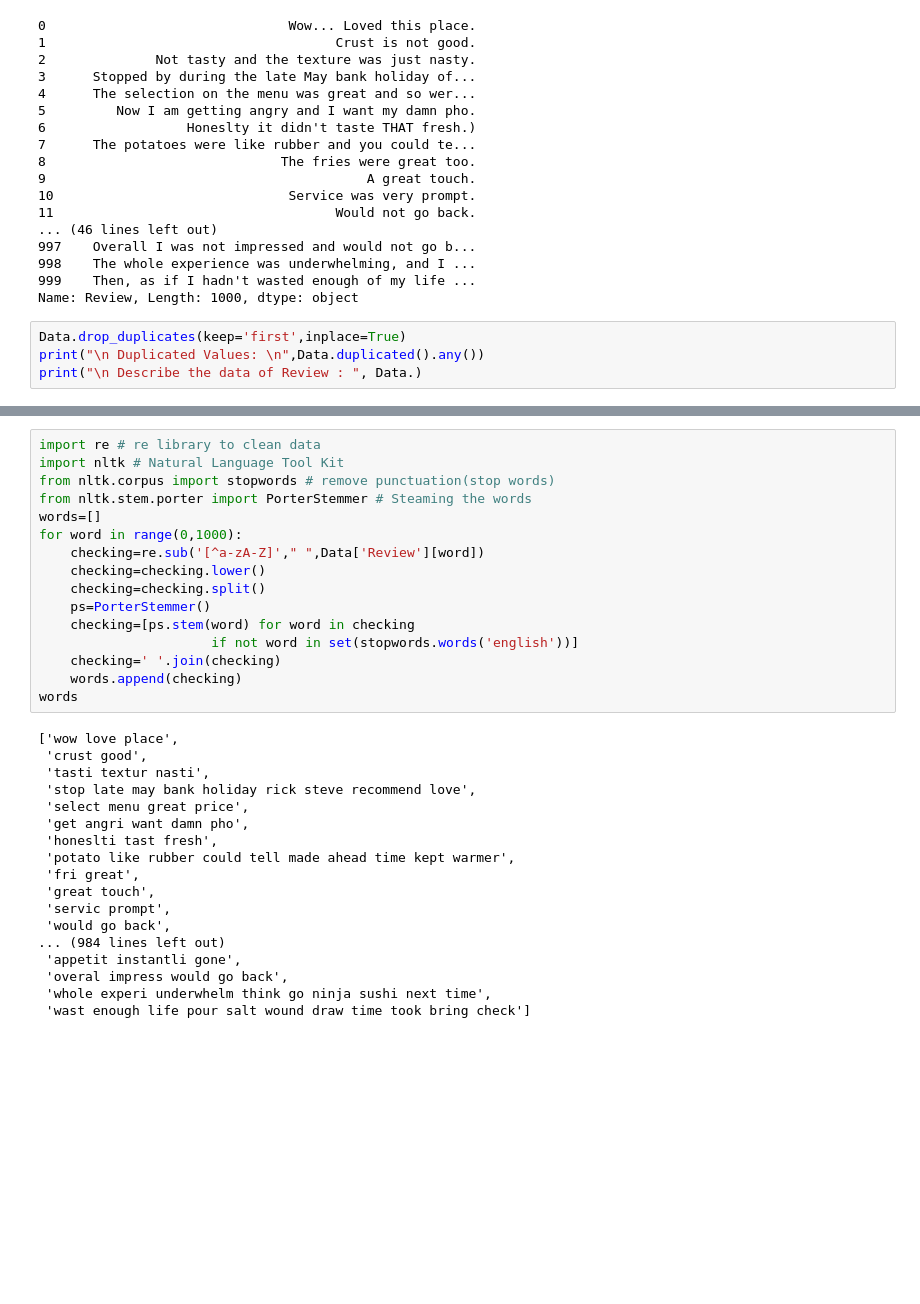
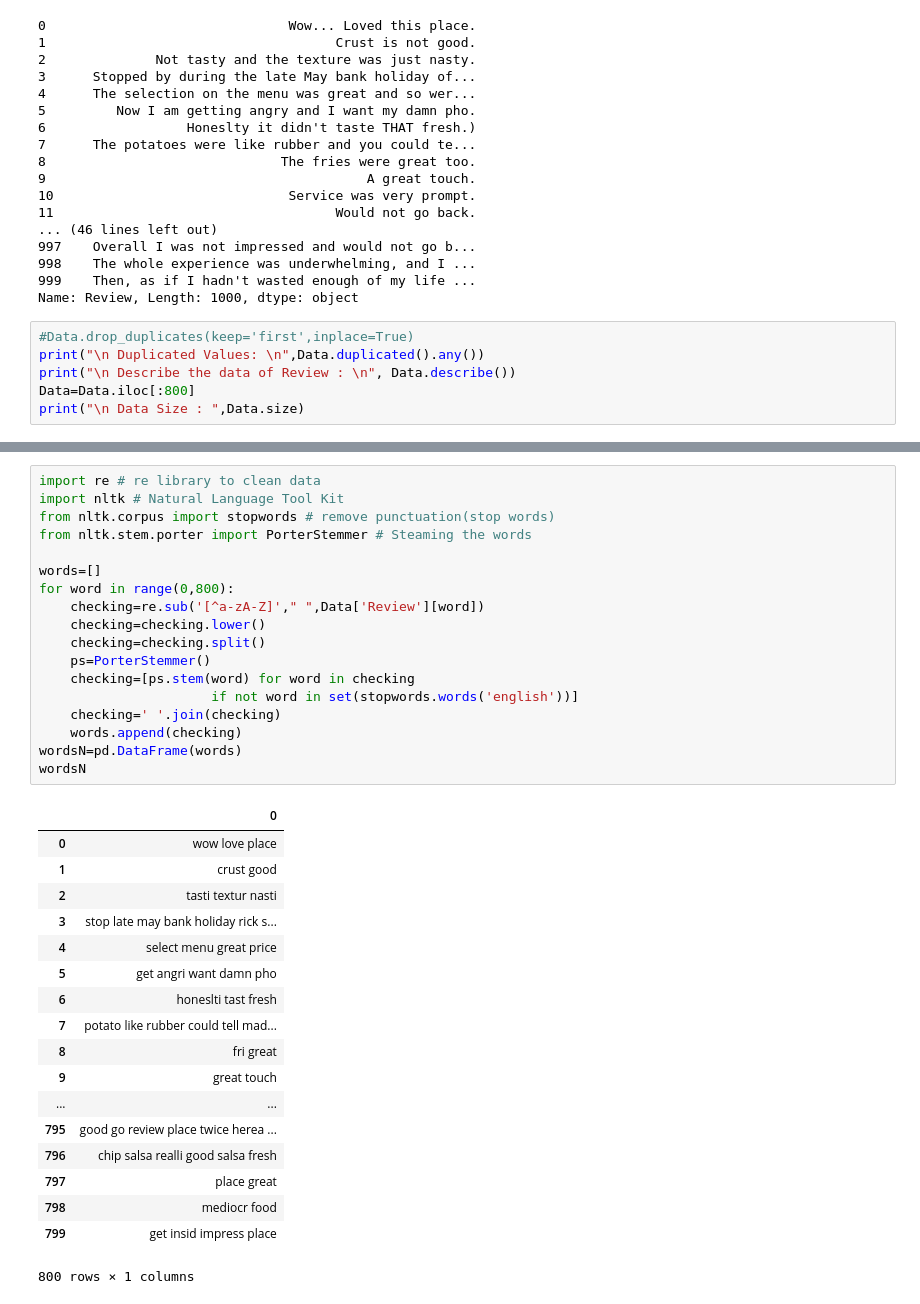
Before and after one commit to bharath02/NLP13week, a Jupyter notebook: 1.0_RestaurantReviewPostiveOrNegativeRating.ipynb, the cells around one changed output, grey strips where cells are left out. Saved outputs shown, nothing was run; the diff lists cells and outputs as text; blank space fills up the shorter version.

Commit message:
Restuarent Review

```diff
--- a/1.0_RestaurantReviewPostiveOrNegativeRating.ipynb
+++ b/1.0_RestaurantReviewPostiveOrNegativeRating.ipynb
@@ -24,8 +24,10 @@ Data.Review
 999    Then, as if I hadn't wasted enough of my life ...
 Name: Review, Length: 1000, dtype: object
 # %%
-Data.drop_duplicates(keep='first',inplace=True)
+#Data.drop_duplicates(keep='first',inplace=True)
 print("\n Duplicated Values: \n",Data.duplicated().any())
-print("\n Describe the data of Review : ", Data.)
+print("\n Describe the data of Review : \n", Data.describe())
+Data=Data.iloc[:800]
+print("\n Data Size : ",Data.size)
 # %% [output]
  Duplicated Values:
@@ -33,36 +48,39 @@ print("\n Describe the data of Review : ", Data.)
 # %%
 import re # re library to clean data
 import nltk # Natural Language Tool Kit
 from nltk.corpus import stopwords # remove punctuation(stop words)
 from nltk.stem.porter import PorterStemmer # Steaming the words
+
 words=[]
-for word in range(0,1000):
+for word in range(0,800):
     checking=re.sub('[^a-zA-Z]'," ",Data['Review'][word])
     checking=checking.lower()
     checking=checking.split()
     ps=PorterStemmer()
     checking=[ps.stem(word) for word in checking
                       if not word in set(stopwords.words('english'))]
     checking=' '.join(checking)
     words.append(checking)
-words
+wordsN=pd.DataFrame(words)
+wordsN
 # %% [output]
+|  | 0 |
+| 0 | wow love place |
+| 1 | crust good |
+| 2 | tasti textur nasti |
+| 3 | stop late may bank holiday rick s... |
+| 4 | select menu great price |
+| 5 | get angri want damn pho |
+| 6 | honeslti tast fresh |
+| 7 | potato like rubber could tell mad... |
+| 8 | fri great |
+| 9 | great touch |
+| ... | ... |
+| 795 | good go review place twice herea ... |
+| 796 | chip salsa realli good salsa fresh |
+| 797 | place great |
+| 798 | mediocr food |
+| 799 | get insid impress place |
-['wow love place',
- 'crust good',
- 'tasti textur nasti',
- 'stop late may bank holiday rick steve recommend love',
- 'select menu great price',
- 'get angri want damn pho',
- 'honeslti tast fresh',
- 'potato like rubber could tell made ahead time kept warmer',
- 'fri great',
- 'great touch',
- 'servic prompt',
- 'would go back',
-... (984 lines left out)
- 'appetit instantli gone',
- 'overal impress would go back',
- 'whole experi underwhelm think go ninja sushi next time',
- 'wast enough life pour salt wound draw time took bring check']
+800 rows × 1 columns
 # %%
 from sklearn.feature_extraction.text import CountVectorizer
```
Also changed, not shown: parts of 10 cells of this notebook.
